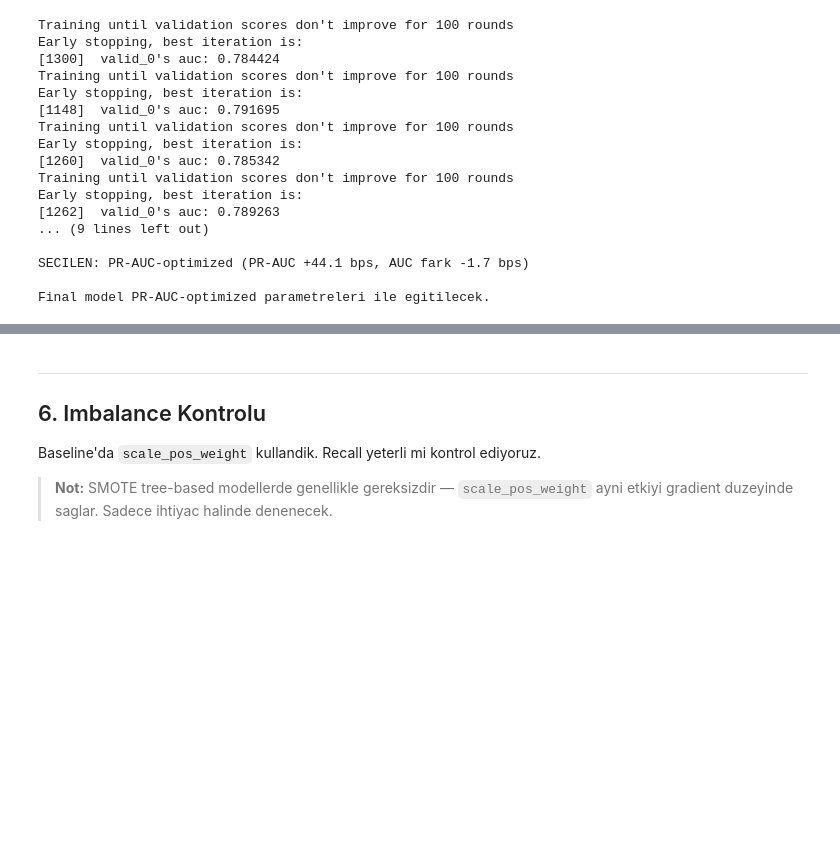
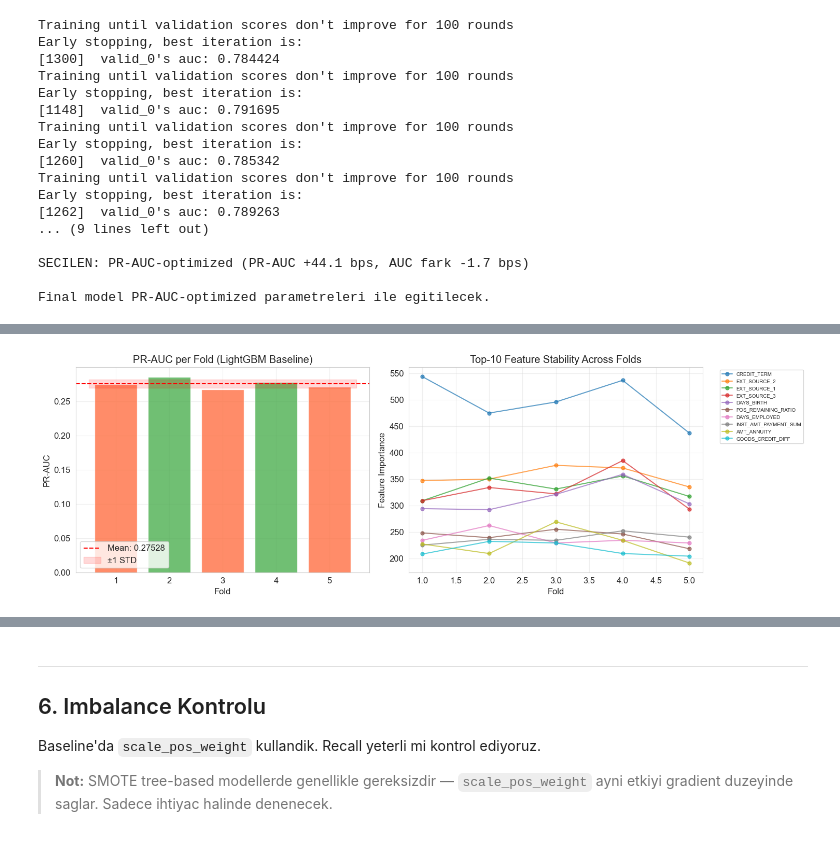
Before and after one commit to busrakurunceng/Ai_Credit_Risk, a Jupyter notebook: notebooks/04_modeling.ipynb, the cells around one changed output, grey strips where cells are left out. Saved outputs shown, nothing was run; the diff lists cells and outputs as text; code cells hidden in the pictures; blank space fills up the shorter version.

```diff
--- a/notebooks/04_modeling.ipynb
+++ b/notebooks/04_modeling.ipynb
@@ -669,0 +782,99 @@ Final model PR-AUC-optimized parametreleri ile egitilecek.
+# %%
+# ============================================================
+# B) FOLD STABILITY ANALİZİ
+# ============================================================
+
+print('=' * 70)
+print('FOLD STABILITY ANALİZİ')
+print('=' * 70)
+
+# Per-fold metrics table
+print('\n--- LightGBM Baseline Fold Detayları ---')
+fold_df = pd.DataFrame({
+    'Fold': range(1, N_FOLDS + 1),
+    'AUC': lgb_results['auc'],
+    'PR-AUC': lgb_results['pr_auc'],
+    'Best_Iter': lgb_results['best_iter']
+})
+print(fold_df.to_string(index=False))
+
+auc_range = max(lgb_results['auc']) - min(lgb_results['auc'])
+prauc_range = max(lgb_results['pr_auc']) - min(lgb_results['pr_auc'])
+
+print(f'\n  AUC   range: {auc_range:.5f} (std: {np.std(lgb_results["auc"]):.5f})')
+print(f'  PR-AUC range: {prauc_range:.5f} (std: {np.std(lgb_results["pr_auc"]):.5f})')
+
+if auc_range > 0.02:
+    print('  ⚠ AUC dalgalanması yüksek → Model instabil olabilir.')
+elif auc_range > 0.01:
+    print('  ⚠ AUC dalgalanması moderate → İzlenmeli.')
+else:
+    print('  ✓ AUC dalgalanması kabul edilebilir seviyede.')
+
+# Per-fold feature importance variance
+print('\n--- Per-Fold Feature Importance Varyansı ---')
+fold_importances = np.array([m.feature_importances_ for m in lgb_models])
+importance_std = fold_importances.std(axis=0)
+importance_mean = fold_importances.mean(axis=0)
+importance_cv = np.where(importance_mean > 0, importance_std / importance_mean, 0)
+
+stability_df = pd.DataFrame({
+    'feature': X.columns,
+    'mean_imp': importance_mean,
+    'std_imp': importance_std,
+    'cv': importance_cv
+})
+stability_df = stability_df.sort_values('mean_imp', ascending=False).reset_index(drop=True)
+
+print('\nTop 15 feature — importance varyansı:')
+print(stability_df.head(15).to_string(index=False, float_format='%.2f'))
+
+high_cv_top = stability_df.head(20)[stability_df.head(20)['cv'] > 0.5]
+if len(high_cv_top) > 0:
+    print(f'\n  ⚠ Top-20 feature arasında {len(high_cv_top)} tanesi yüksek varyans (CV > 0.5)')
+else:
+    print(f'\n  ✓ Top-20 feature\'da instabilite yok (CV < 0.5).')
+
+# Visualization
+fig, axes = plt.subplots(1, 2, figsize=(15, 5))
+
+# PR-AUC per fold
+colors = ['#FF7043' if v < np.mean(lgb_results['pr_auc']) else '#4CAF50'
+          for v in lgb_results['pr_auc']]
+axes[0].bar(range(1, N_FOLDS + 1), lgb_results['pr_auc'], color=colors, alpha=0.8)
+axes[0].axhline(y=np.mean(lgb_results['pr_auc']), color='red', linestyle='--',
+                label=f'Mean: {np.mean(lgb_results["pr_auc"]):.5f}')
+axes[0].fill_between(
+    [0.5, N_FOLDS + 0.5],
+    np.mean(lgb_results['pr_auc']) - np.std(lgb_results['pr_auc']),
+    np.mean(lgb_results['pr_auc']) + np.std(lgb_results['pr_auc']),
+    alpha=0.15, color='red', label='±1 STD'
+)
+axes[0].set_xlabel('Fold')
+axes[0].set_ylabel('PR-AUC')
+axes[0].set_title('PR-AUC per Fold (LightGBM Baseline)')
+axes[0].legend()
+axes[0].grid(True, alpha=0.3)
+
+# Top-10 feature importance across folds
+top10_feats = stability_df.head(10)['feature'].values
+col_indices = [list(X.columns).index(f) for f in top10_feats]
+top10_fold_imp = fold_importances[:, col_indices]
+
+for i, feat in enumerate(top10_feats):
+    axes[1].plot(range(1, N_FOLDS + 1), top10_fold_imp[:, i], 'o-',
+                 label=feat[:25], alpha=0.7, markersize=5)
+axes[1].set_xlabel('Fold')
+axes[1].set_ylabel('Feature Importance')
+axes[1].set_title('Top-10 Feature Stability Across Folds')
+axes[1].legend(bbox_to_anchor=(1.05, 1), loc='upper left', fontsize=7)
+axes[1].grid(True, alpha=0.3)
+
+plt.tight_layout()
+plt.savefig('../notebooks/plots/fold_stability.png', dpi=150, bbox_inches='tight')
+plt.show()
+
+print(f'\n{"="*70}')
+print('Fold stability grafikleri kaydedildi: plots/fold_stability.png')
+print(f'{"="*70}')
+# %% [output]
@@ -669,0 +898 @@ Final model PR-AUC-optimized parametreleri ile egitilecek.
+[figure, added]
```
Also changed, not shown: parts of 21 cells of this notebook.
